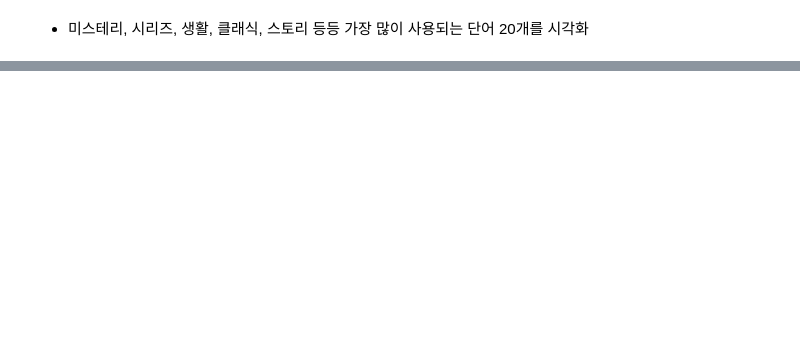
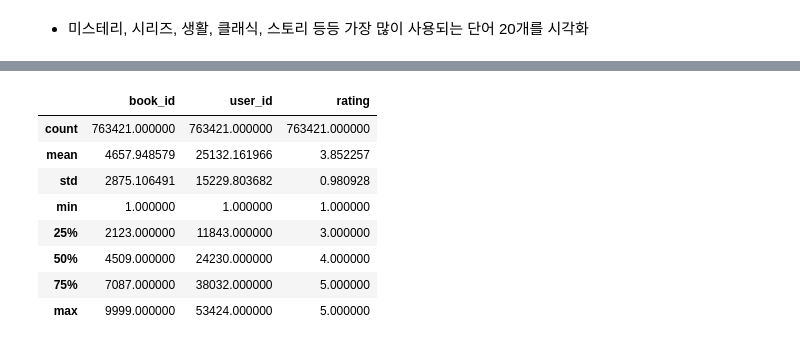
Before and after one commit to LJEDD2/Kernel_practice, a Jupyter notebook: Study/goodbooks-10k/Books_Visualisation_and_recommendation.ipynb, the cells around one changed output, grey strips where cells are left out. Cells and saved outputs as stored; diff of their text form; code cells hidden in the pictures; blank space fills up the shorter version.

```diff
--- a/Study/goodbooks-10k/Books_Visualisation_and_recommendation.ipynb
+++ b/Study/goodbooks-10k/Books_Visualisation_and_recommendation.ipynb
@@ -437,0 +526,12 @@ figure.show()
+# %%
+df.describe()
+# %% [output]
+|  | book_id | user_id | rating |
+| count | 763421.000000 | 763421.000000 | 763421.000000 |
+| mean | 4657.948579 | 25132.161966 | 3.852257 |
+| std | 2875.106491 | 15229.803682 | 0.980928 |
+| min | 1.000000 | 1.000000 | 1.000000 |
+| 25% | 2123.000000 | 11843.000000 | 3.000000 |
+| 50% | 4509.000000 | 24230.000000 | 4.000000 |
+| 75% | 7087.000000 | 38032.000000 | 5.000000 |
+| max | 9999.000000 | 53424.000000 | 5.000000 |
```
Also changed, not shown: parts of 46 cells of this notebook.
